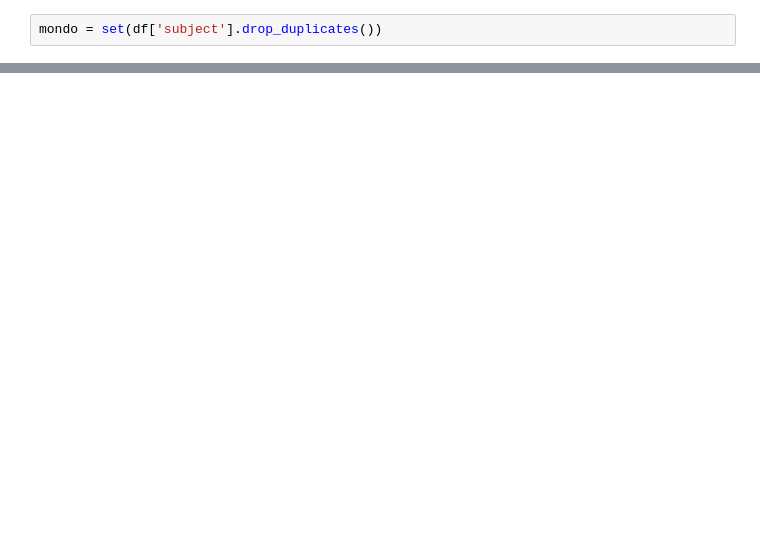
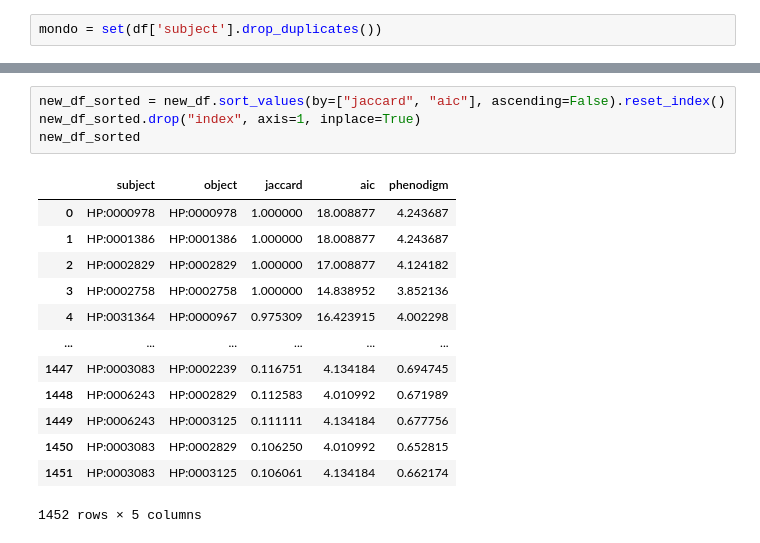
Before and after one commit to monarch-initiative/semsimian, a Jupyter notebook: notebooks/jaccard_vs_aic.ipynb, the cells around one changed output, grey strips where cells are left out. Drawn from its saved outputs; the diff is of its cells as text; blank space fills up the shorter version.

```diff
--- a/notebooks/jaccard_vs_aic.ipynb
+++ b/notebooks/jaccard_vs_aic.ipynb
@@ -160 +239,19 @@ Wall time: 4min 10s
+# %%
+new_df_sorted = new_df.sort_values(by=["jaccard", "aic"], ascending=False).reset_index()
+new_df_sorted.drop("index", axis=1, inplace=True)
+new_df_sorted
+# %% [output]
+|  | subject | object | jaccard | aic | phenodigm |
+| 0 | HP:0000978 | HP:0000978 | 1.000000 | 18.008877 | 4.243687 |
+| 1 | HP:0001386 | HP:0001386 | 1.000000 | 18.008877 | 4.243687 |
+| 2 | HP:0002829 | HP:0002829 | 1.000000 | 17.008877 | 4.124182 |
+| 3 | HP:0002758 | HP:0002758 | 1.000000 | 14.838952 | 3.852136 |
+| 4 | HP:0031364 | HP:0000967 | 0.975309 | 16.423915 | 4.002298 |
+| ... | ... | ... | ... | ... | ... |
+| 1447 | HP:0003083 | HP:0002239 | 0.116751 | 4.134184 | 0.694745 |
+| 1448 | HP:0006243 | HP:0002829 | 0.112583 | 4.010992 | 0.671989 |
+| 1449 | HP:0006243 | HP:0003125 | 0.111111 | 4.134184 | 0.677756 |
+| 1450 | HP:0003083 | HP:0002829 | 0.106250 | 4.010992 | 0.652815 |
+| 1451 | HP:0003083 | HP:0003125 | 0.106061 | 4.134184 | 0.662174 |
+1452 rows × 5 columns
 # %%
```
Also changed, not shown: parts of 6 cells of this notebook.
